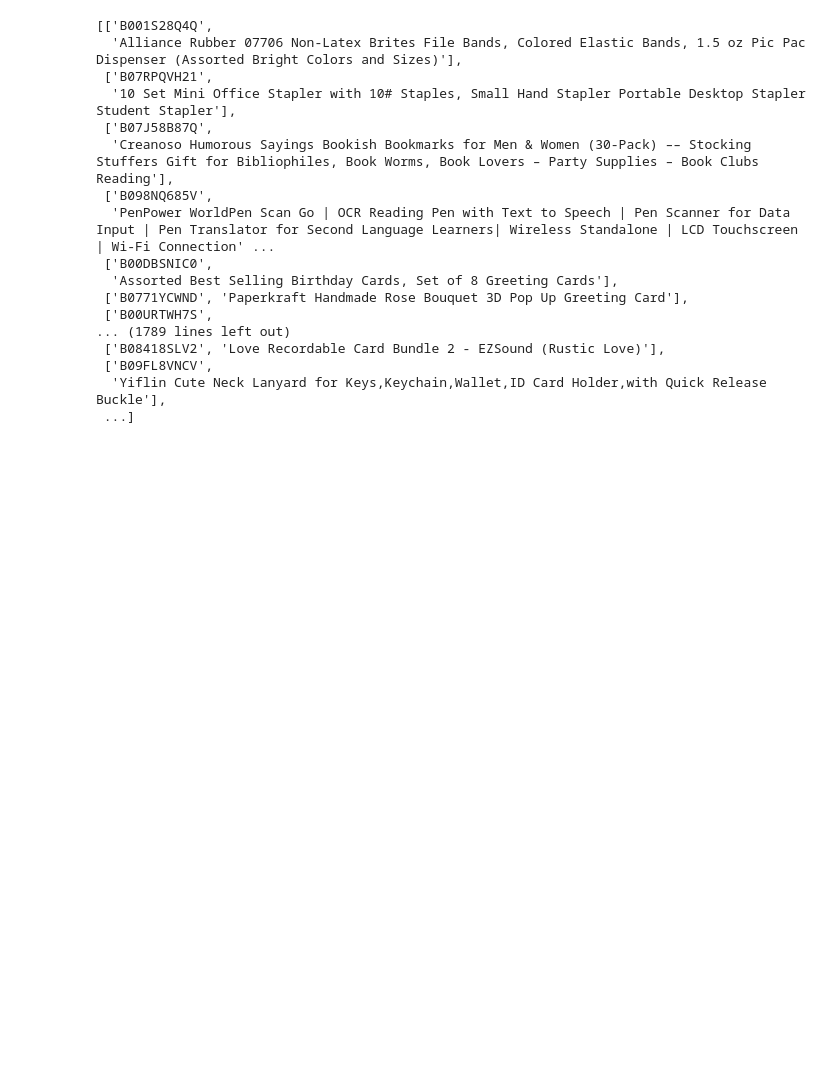
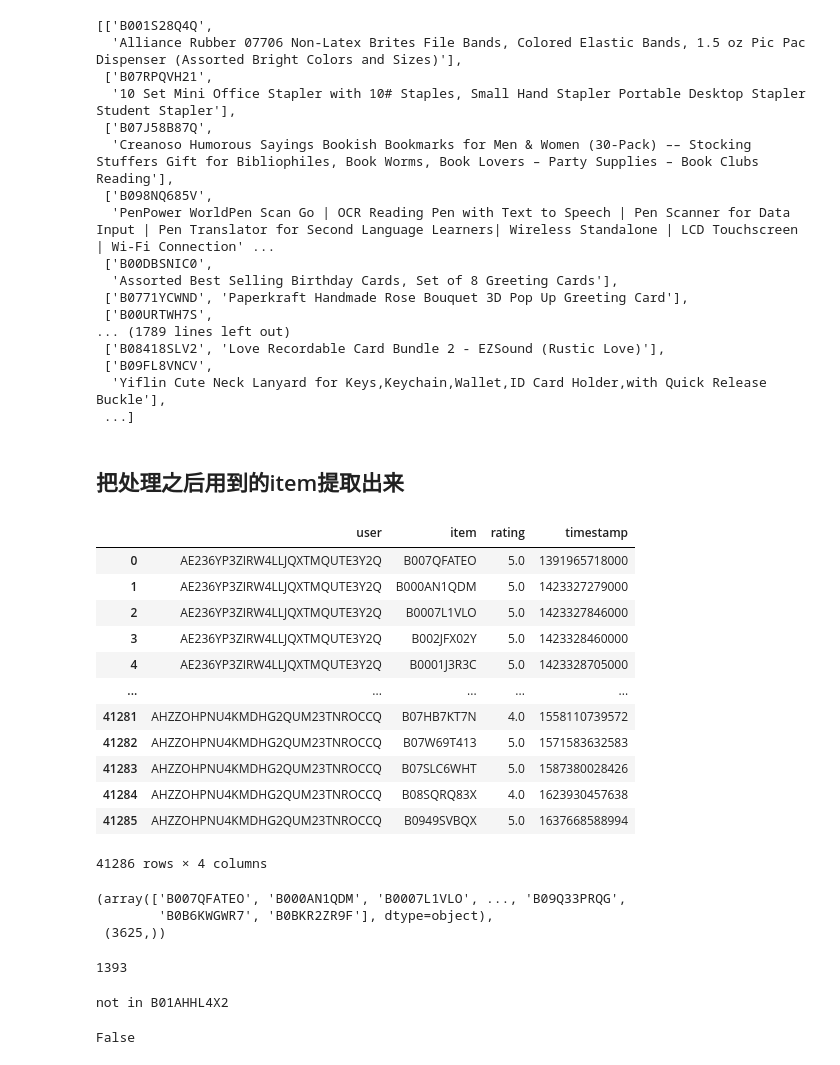
Before and after one commit to NoyeArk/graduation_design, a Jupyter notebook: ipynb/data_process/amazon.ipynb, the cells around one changed output. Saved outputs shown, nothing was run; the diff lists cells and outputs as text; code cells hidden in the pictures; blank space fills up the shorter version.

```diff
--- a/ipynb/data_process/amazon.ipynb
+++ b/ipynb/data_process/amazon.ipynb
@@ -122,3 +138,31 @@ item_entities
  ['B09FL8VNCV',
   'Yiflin Cute Neck Lanyard for Keys,Keychain,Wallet,ID Card Holder,with Quick Release Buckle'],
  ...]
+# %% [markdown]
+## 把处理之后用到的item提取出来
+# %%
+import pandas as pd
+df = pd.read_csv("D:/Code/graduation_design/data/Office_Products/interaction.dat", sep=",", header=None, engine='python')
+df.columns = ['user', 'item', 'rating', 'timestamp']
+df
+# %% [output]
+|  | user | item | rating | timestamp |
+| 0 | AE236YP3ZIRW4LLJQXTMQUTE3Y2Q | B007QFATEO | 5.0 | 1391965718000 |
+| 1 | AE236YP3ZIRW4LLJQXTMQUTE3Y2Q | B000AN1QDM | 5.0 | 1423327279000 |
+| 2 | AE236YP3ZIRW4LLJQXTMQUTE3Y2Q | B0007L1VLO | 5.0 | 1423327846000 |
+| 3 | AE236YP3ZIRW4LLJQXTMQUTE3Y2Q | B002JFX02Y | 5.0 | 1423328460000 |
+| 4 | AE236YP3ZIRW4LLJQXTMQUTE3Y2Q | B0001J3R3C | 5.0 | 1423328705000 |
+| ... | ... | ... | ... | ... |
+| 41281 | AHZZOHPNU4KMDHG2QUM23TNROCCQ | B07HB7KT7N | 4.0 | 1558110739572 |
+| 41282 | AHZZOHPNU4KMDHG2QUM23TNROCCQ | B07W69T413 | 5.0 | 1571583632583 |
+| 41283 | AHZZOHPNU4KMDHG2QUM23TNROCCQ | B07SLC6WHT | 5.0 | 1587380028426 |
+| 41284 | AHZZOHPNU4KMDHG2QUM23TNROCCQ | B08SQRQ83X | 4.0 | 1623930457638 |
+| 41285 | AHZZOHPNU4KMDHG2QUM23TNROCCQ | B0949SVBQX | 5.0 | 1637668588994 |
+41286 rows × 4 columns
+# %%
+item_values = df['item'].unique()
+item_values, item_values.shape
+# %% [output]
+(array(['B007QFATEO', 'B000AN1QDM', 'B0007L1VLO', ..., 'B09Q33PRQG',
+        'B0B6KWGWR7', 'B0BKR2ZR9F'], dtype=object),
+ (3625,))
@@ -124,0 +180,26 @@ item_entities
+# %%
+cnt = 0
+for i in tqdm(range(len(item_values))):
+    if item_values[i] in items:
+        cnt += 1
+cnt
+# %% [output]
+1393
+# %%
+file = "D:/Code/graduation_design/data/Office_Products/Office_Products.jsonl"
+with open(file, 'r') as fp:
+    for line in tqdm(fp):
+        data = json.loads(line.strip())
+        user_id = data['user_id']
+        asin = data['asin']
+        rating = data['rating']
+        timestamp = data['timestamp']
+        if asin not in items:
+            print('not in', asin)
+            break
+# %% [output]
+not in B01AHHL4X2
+# %%
+'B01AHHL4X2' in items
+# %% [output]
+False
```
Also changed, not shown: parts of 6 cells of this notebook, 15 other files.
